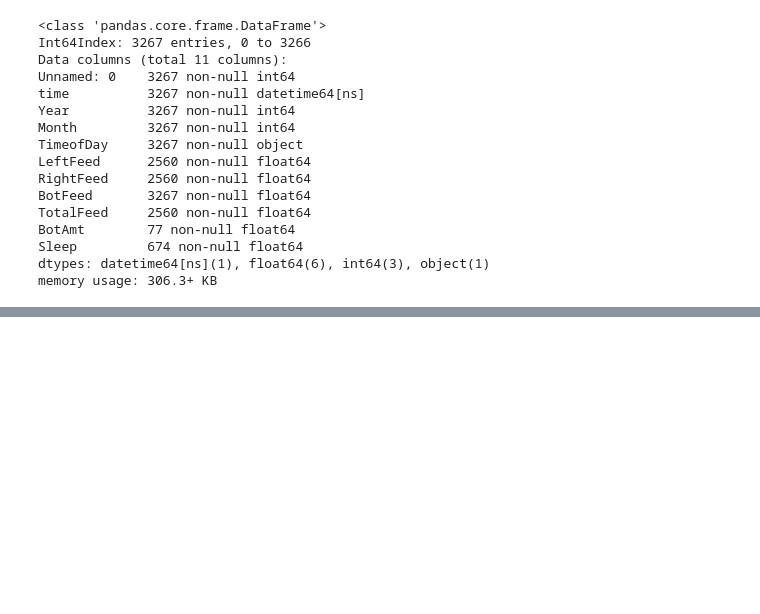
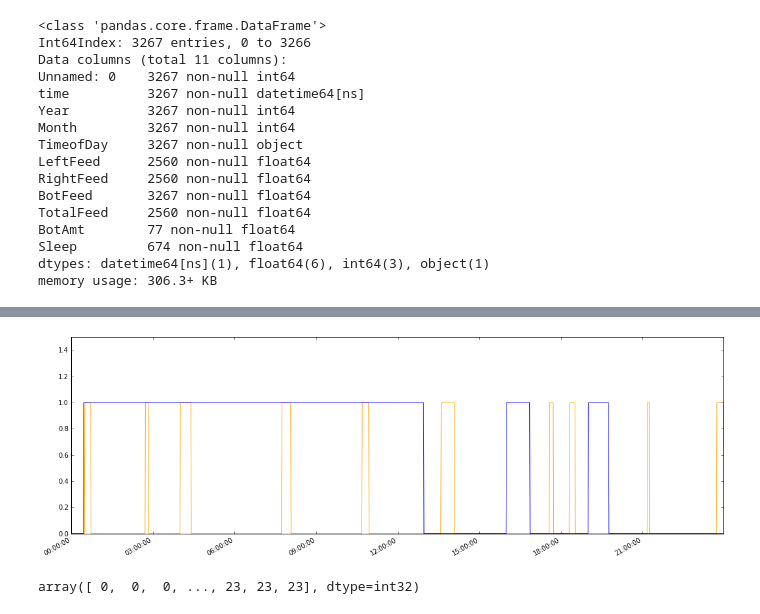
Before and after one commit to randirl17/FeedingTimes, a Jupyter notebook: Day24hr.ipynb, the cells around one changed output, grey strips where cells are left out. Cells and saved outputs as stored; diff of their text form; code cells hidden in the pictures; blank space fills up the shorter version.

Commit message:
daily plots for one day

```diff
--- a/Day24hr.ipynb
+++ b/Day24hr.ipynb
@@ -54,0 +58,36 @@ ts.head()
+# %%
+#for each entry in original dataframe
+for row in df.values:
+    #select only rows for 12/21/15 for now
+    if row[1].year == parsed.year and row[1].month == parsed.month and row[1].day == parsed.day:
+        #add amount to timestamp to get interval
+        #need to know which number to add, TotalFeed or Sleep
+        #select whether to add to the Sleep or Eat column
+        eatsleep = ''
+        if row[8] > 0.:
+            print('This is a feeding.')
+            eatsleep = 'e'
+            intmin = int(row[8])#don't care about seconds
+            endtime = row[1] + datetime.timedelta(minutes = intmin)
+            print('Start time = ',row[1])
+            print('End time = ', endtime)
+
+        if row[10] > 0.:
+            print('This is sleep.',row[10])
+            #row[10] is H.M, not M.S
+            eatsleep = 's'
+            inthrs = int(row[10])
+            intmin = int((row[10] - inthrs)*60)
+            endtime = row[1] + datetime.timedelta(hours = inthrs, minutes = intmin)
+            print('Start time = ',row[1])
+            print('End time = ', endtime)
+
+        print(eatsleep)
+        #for each row in dummy, is it in the interval?  If yes, add 1 to that row in dummy, in appropriate column
+        for i,timebymin in enumerate(ts.index):
+            if row[1] < timebymin and timebymin <= endtime:
+                if eatsleep == 'e':
+                    ts.Eat[i] = 1
+                if eatsleep == 's':
+                    ts.Sleep[i] = 1
+                #print(ts.ix[i])
@@ -54,0 +112,14 @@ ts.head()
+# %%
+fig = plt.figure(figsize=(18,6))
+ax = fig.add_subplot(111)
+ax.plot(ts.index,ts.Eat,'orange')
+ax.plot(ts.index,ts.Sleep,'b')
+ax.set_ylim(0,1.5)
+ax.set_title
+fig.autofmt_xdate()
+# %% [output]
+[figure, added]
+# %%
+ts.index.hour
+# %% [output]
+array([ 0,  0,  0, ..., 23, 23, 23], dtype=int32)
```
Also changed, not shown: parts of 10 cells of this notebook.
